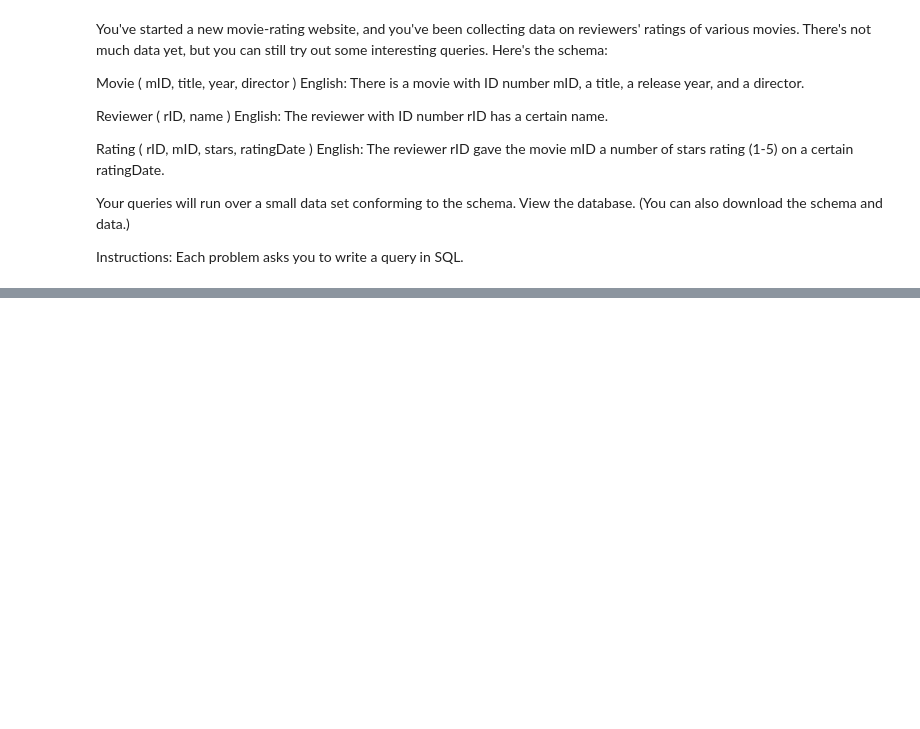
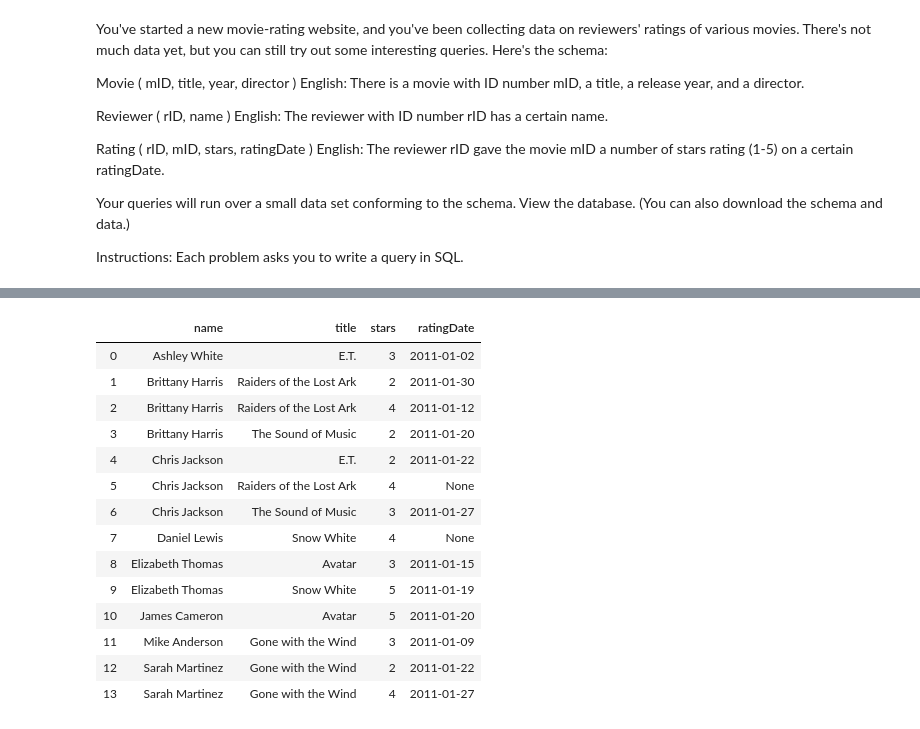
Before and after one commit to TaraRosen/movie_rating_reviewer_database, a Jupyter notebook: SQL_movie_rating_query_exercises.ipynb, the cells around one changed output, grey strips where cells are left out. Saved outputs shown, nothing was run; the diff lists cells and outputs as text; code cells hidden in the pictures; blank space fills up the shorter version.

```diff
--- a/SQL_movie_rating_query_exercises.ipynb
+++ b/SQL_movie_rating_query_exercises.ipynb
@@ -110,0 +167,34 @@ q4                                              # view dataframe
+# %%
+# 5. Write a query to return the ratings
+# data in a more readable format:
+# reviewer name, movie title, stars,
+# and ratingDate. Also, sort the data,
+# first by reviewer name, then by movie
+# title, and lastly by number of stars.
+
+cur.execute("""SELECT rev.name, m.title, r.stars, r.ratingDate
+               FROM movie m
+               JOIN rating r
+               ON m.mID = r.mID
+               JOIN reviewer rev
+               ON r.rID = rev.rID
+               ORDER BY 1, 2, 3""")             # sql query
+q5 = pd.DataFrame(cur.fetchall())               # create dataframe from sql query
+q5.columns = [x[0] for x in cur.description]    # labels dataframe columns
+q5                                              # view dataframe
+# %% [output]
+|  | name | title | stars | ratingDate |
+| 0 | Ashley White | E.T. | 3 | 2011-01-02 |
+| 1 | Brittany Harris | Raiders of the Lost Ark | 2 | 2011-01-30 |
+| 2 | Brittany Harris | Raiders of the Lost Ark | 4 | 2011-01-12 |
+| 3 | Brittany Harris | The Sound of Music | 2 | 2011-01-20 |
+| 4 | Chris Jackson | E.T. | 2 | 2011-01-22 |
+| 5 | Chris Jackson | Raiders of the Lost Ark | 4 | None |
+| 6 | Chris Jackson | The Sound of Music | 3 | 2011-01-27 |
+| 7 | Daniel Lewis | Snow White | 4 | None |
+| 8 | Elizabeth Thomas | Avatar | 3 | 2011-01-15 |
+| 9 | Elizabeth Thomas | Snow White | 5 | 2011-01-19 |
+| 10 | James Cameron | Avatar | 5 | 2011-01-20 |
+| 11 | Mike Anderson | Gone with the Wind | 3 | 2011-01-09 |
+| 12 | Sarah Martinez | Gone with the Wind | 2 | 2011-01-22 |
+| 13 | Sarah Martinez | Gone with the Wind | 4 | 2011-01-27 |
```
Also changed, not shown: parts of 23 cells of this notebook.
